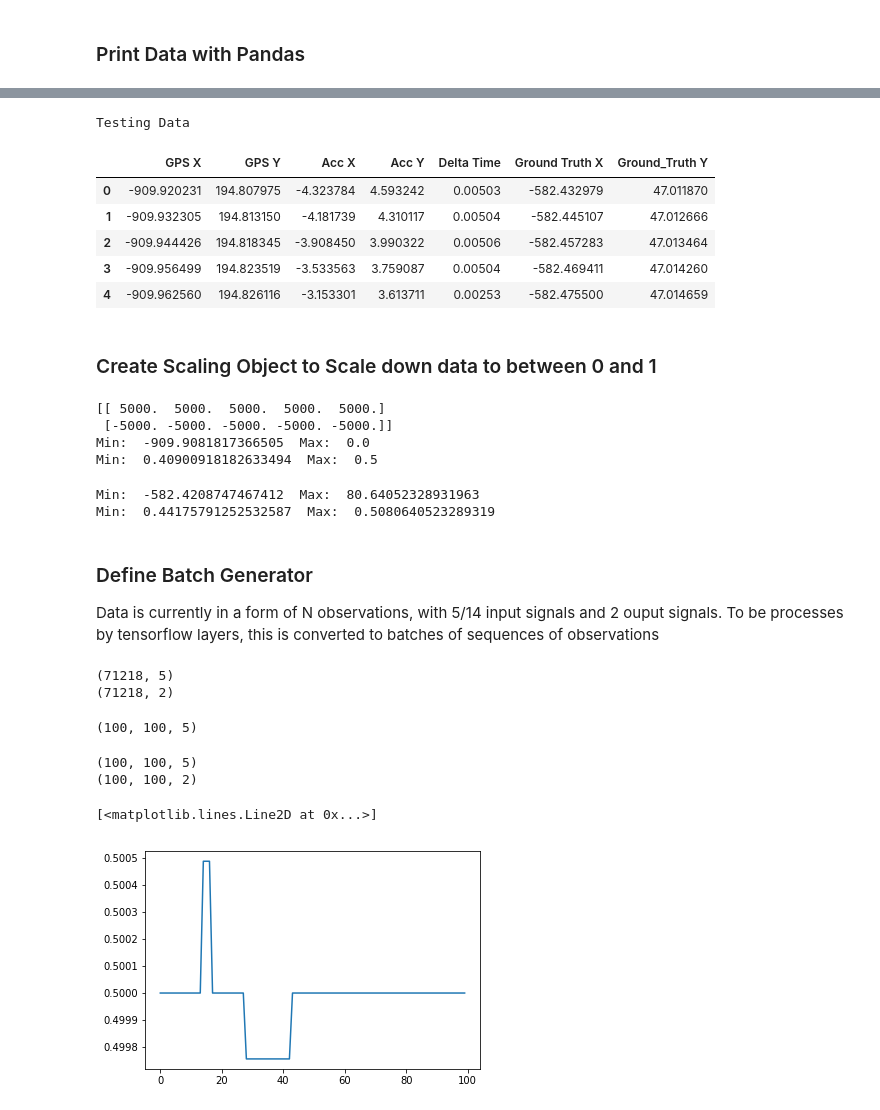
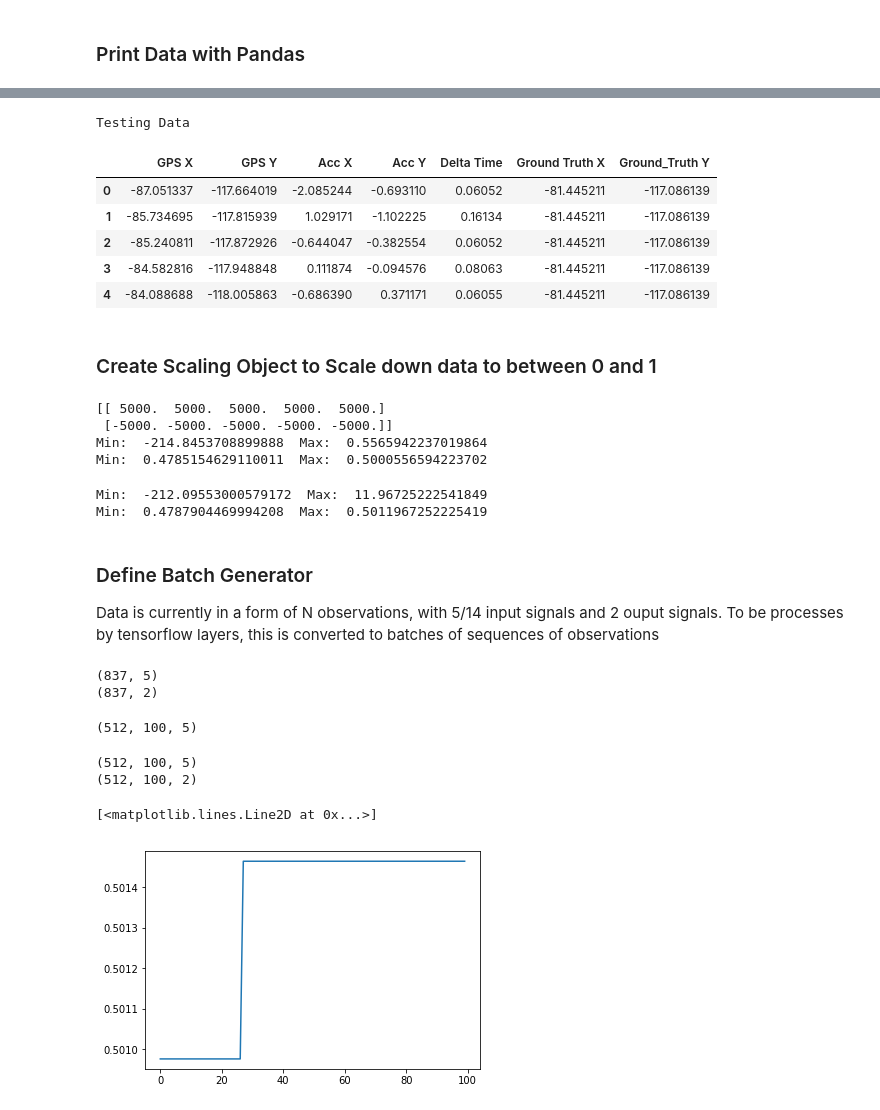
Before and after one commit to harrywaugh/ActivityTrackingWithSensorFusion, a Jupyter notebook: Gated Recurrent Unit.ipynb, the cells around one changed output, grey strips where cells are left out. Saved outputs shown, nothing was run; the diff lists cells and outputs as text; code cells hidden in the pictures.

Commit message:
Uploaded truth 5 and relatively good results for gt

```diff
--- a/Gated Recurrent Unit.ipynb
+++ b/Gated Recurrent Unit.ipynb
@@ -38,7 +38,7 @@ https://github.com/Hvass-Labs/TensorFlow-Tutorials/blob/master/23_Time-Series-Pr
 # %lprun -T lprof0 -f Data_Stream.__init__ Data_Stream('uni.csv')
 # %cat lprof0
 
-data = Data_Stream('uni.csv', load_truth=True)
+data = Data_Stream('data5.csv', load_truth=True)
 
 
 compute_kalman(data)
@@ -52,14 +52,15 @@ Interpolated Samples
 Rotated Acceleration
 Integrated Acceleration
 # %%
-%matplotlib notebook
+# %matplotlib notebook
 
 plt.figure(figsize=(9, 8))
 ax=plt.subplot(111)
-colors = ['bo', 'go', 'ro', 'co', 'mo', 'yo', 'ko']
+colors = ['b-', 'g-', 'r-', 'c-', 'm-', 'y-', 'k-']
+
 step = 1000
 
-for i in range (0, 40000, step):
+for i in range (0, len(data.gps), step):
     upper_lim = int((i+step)/step)*step
     lower_lim = int(i/step)*step
 
@@ -129,6 +109,24 @@ def correct_ground_truth(data):
 #     new_ground_truth = np.asmatrix([)
 
 correct_ground_truth(data)
+# %%
+# %matplotlib notebook
+
+plt.figure(figsize=(9, 8))
+ax=plt.subplot(111)
+colors = ['b-', 'g-', 'r-', 'c-', 'm-', 'y-', 'k-']
+step = 1000
+
+for i in range (0, len(data.gps), step):
+    upper_lim = int((i+step)/step)*step
+    lower_lim = int(i/step)*step
+
+    plt.plot(data.gps[lower_lim:upper_lim, 1], data.gps[lower_lim:upper_lim, 2],
+             colors[int(i/step)%7], ms=0.1) ##
+    # plt.plot(data.kal_dis[:, 1], data.kal_dis[:, 2], 'g-', lw=1, label='Kalman or Training Labels') ##Training Labels
+    plt.plot(data.ground_truth.dis[lower_lim:upper_lim, 1], data.ground_truth.dis[lower_lim:upper_lim, 2],
+             colors[int(i/step)%7], ms=0.1) ##Training Labels
+plt.title("Plotting GPS Displacement and Ground Truth")
 # %% [markdown]
 ### Get input data and correct labels in the right form
 
@@ -216,11 +214,11 @@ display(test_frame.head(5))
 # %% [output]
 Testing Data
 |  | GPS X | GPS Y | Acc X | Acc Y | Delta Time | Ground Truth X | Ground_Truth Y |
-| 0 | -909.920231 | 194.807975 | -4.323784 | 4.593242 | 0.00503 | -582.432979 | 47.011870 |
-| 1 | -909.932305 | 194.813150 | -4.181739 | 4.310117 | 0.00504 | -582.445107 | 47.012666 |
-| 2 | -909.944426 | 194.818345 | -3.908450 | 3.990322 | 0.00506 | -582.457283 | 47.013464 |
-| 3 | -909.956499 | 194.823519 | -3.533563 | 3.759087 | 0.00504 | -582.469411 | 47.014260 |
-| 4 | -909.962560 | 194.826116 | -3.153301 | 3.613711 | 0.00253 | -582.475500 | 47.014659 |
+| 0 | -87.051337 | -117.664019 | -2.085244 | -0.693110 | 0.06052 | -81.445211 | -117.086139 |
+| 1 | -85.734695 | -117.815939 | 1.029171 | -1.102225 | 0.16134 | -81.445211 | -117.086139 |
+| 2 | -85.240811 | -117.872926 | -0.644047 | -0.382554 | 0.06052 | -81.445211 | -117.086139 |
+| 3 | -84.582816 | -117.948848 | 0.111874 | -0.094576 | 0.08063 | -81.445211 | -117.086139 |
+| 4 | -84.088688 | -118.005863 | -0.686390 | 0.371171 | 0.06055 | -81.445211 | -117.086139 |
 # %% [markdown]
 ### Create Scaling Object to Scale down data to between 0 and 1
 # %%
@@ -240,8 +238,8 @@ print("Min: ", np.min(scaled_training_data[:, 0]), " Max: ", np.max(scaled_train
 # %% [output]
 [[ 5000.  5000.  5000.  5000.  5000.]
  [-5000. -5000. -5000. -5000. -5000.]]
-Min:  -909.9081817366505  Max:  0.0
-Min:  0.40900918182633494  Max:  0.5
+Min:  -214.8453708899888  Max:  0.5565942237019864
+Min:  0.4785154629110011  Max:  0.5000556594223702
 # %%
 y_scaler = MinMaxScaler()
 
@@ -263,8 +261,8 @@ scaled_training_frame = pd.DataFrame(np.concatenate((scaled_training_data, scale
 # training_frame.plot(figsize=(20,10))
 # scaled_training_frame.plot(figsize=(20,10))
 # %% [output]
-Min:  -582.4208747467412  Max:  80.64052328931963
-Min:  0.44175791252532587  Max:  0.5080640523289319
+Min:  -212.09553000579172  Max:  11.96725222541849
+Min:  0.4787904469994208  Max:  0.5011967252225419
 # %% [markdown]
 ### Define Batch Generator
 Data is currently in a form of N observations, with 5/14 input signals and 2 ouput signals. To be processes by tensorflow
@@ -273,8 +271,8 @@ layers, this is converted to batches of sequences of observations
 print(scaled_training_data.shape)
 print(scaled_training_labels.shape)
 # %% [output]
-(71218, 5)
-(71218, 2)
+(837, 5)
+(837, 2)
 # %%
 def batch_generator(batch_size, sequence_length):
 
@@ -303,29 +301,28 @@ def batch_generator(batch_size, sequence_length):
 
         yield (x_batch, y_batch)
 # %%
-config = tf.ConfigProto()
-sess = tf.InteractiveSession(config=config)
+sess = tf.InteractiveSession()
 
 
 
 # generator = batch_generator(batch_size=math.floor(len(scaled_training_data)/100), sequence_length=100)
-generator = batch_generator(batch_size=100, sequence_length=100)
+generator = batch_generator(batch_size=512, sequence_length=100)
 x_batch, y_batch = next(generator)
 print(x_batch.shape)
 # %% [output]
-(100, 100, 5)
+(512, 100, 5)
 # %%
 print(x_batch.shape)
 print(y_batch.shape)
 batch = 0   # First sequence in the batch.
-signal = 2  # Signal, GPS looks like steps as is interpolated at low frequency
+signal = 1  # Signal, GPS looks like steps as is interpolated at low frequency
 seq = x_batch[batch, :, signal]
 plt.plot(seq)
 # %% [output]
-(100, 100, 5)
-(100, 100, 2)
+(512, 100, 5)
+(512, 100, 2)
 [<matplotlib.lines.Line2D at 0x...>]
-[figure, old version]
+[figure, new version]
 # %%
 validation_data = (np.expand_dims(scaled_test_data, axis=0), np.expand_dims(scaled_test_labels, axis=0))
 # %%
```
Also changed, not shown: parts of 13 cells of this notebook, 8 other files.
